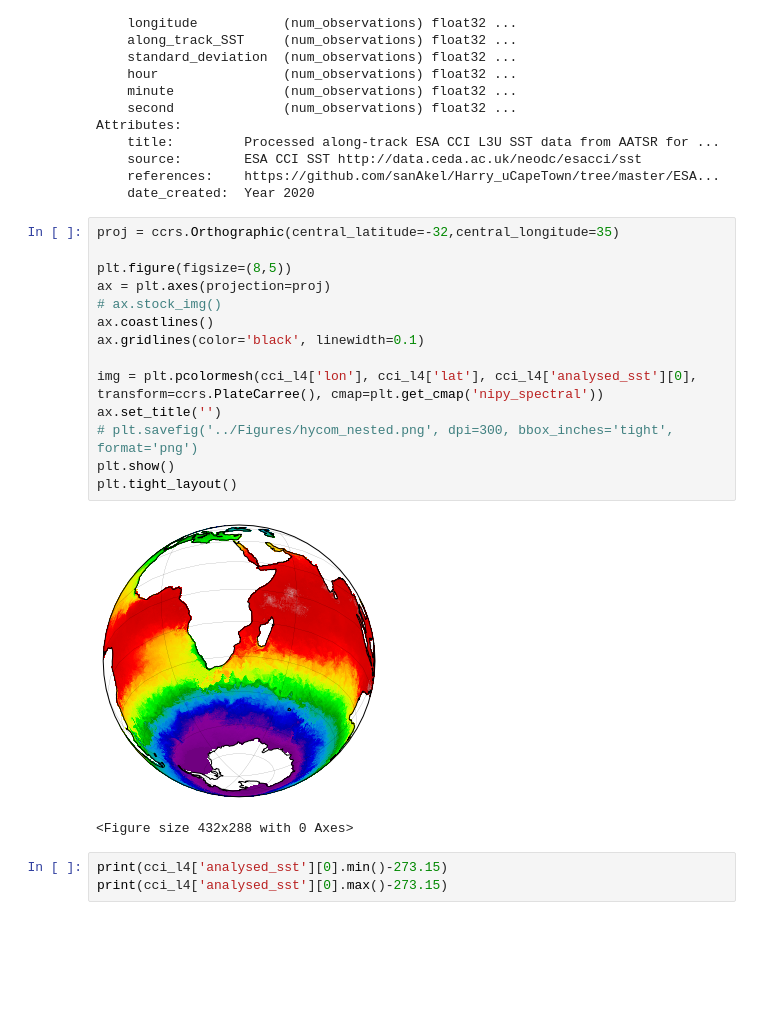
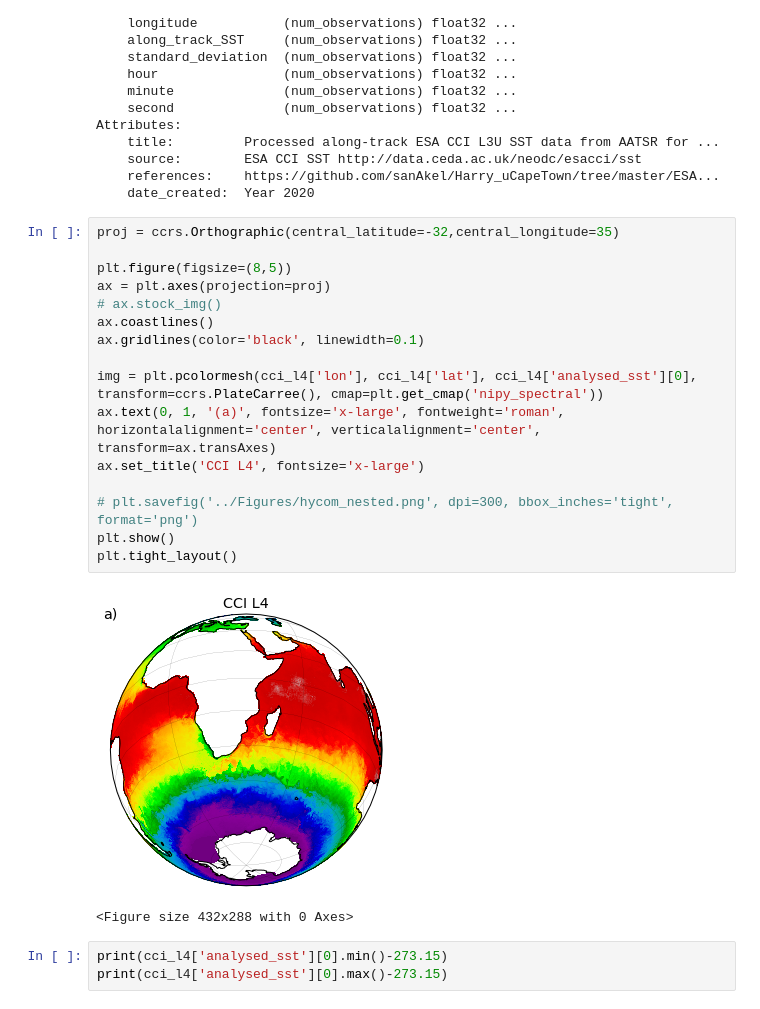
Before and after one commit to HarryLuyt/paper1_scripts, a Jupyter notebook: Scripts/Product_Example_Figure.ipynb, the cells around one changed output. Saved outputs shown, nothing was run; the diff lists cells and outputs as text; blank space fills up the shorter version.

```diff
--- a/Scripts/Product_Example_Figure.ipynb
+++ b/Scripts/Product_Example_Figure.ipynb
@@ -54,19 +59,21 @@ Attributes:
 # %%
 proj = ccrs.Orthographic(central_latitude=-32,central_longitude=35)
 
 plt.figure(figsize=(8,5))
 ax = plt.axes(projection=proj)
 # ax.stock_img()
 ax.coastlines()
 ax.gridlines(color='black', linewidth=0.1)
 
 img = plt.pcolormesh(cci_l4['lon'], cci_l4['lat'], cci_l4['analysed_sst'][0], transform=ccrs.PlateCarree(), cmap=plt.get_cmap('nipy_spectral'))
-ax.set_title('')
+ax.text(0, 1, '(a)', fontsize='x-large', fontweight='roman', horizontalalignment='center', verticalalignment='center', transform=ax.transAxes)
+ax.set_title('CCI L4', fontsize='x-large')
+
 # plt.savefig('../Figures/hycom_nested.png', dpi=300, bbox_inches='tight', format='png')
 plt.show()
 plt.tight_layout()
 # %% [output]
-[figure, old version]
+[figure, new version]
 <Figure size 432x288 with 0 Axes>
 # %%
 print(cci_l4['analysed_sst'][0].min()-273.15)
```
Also changed, not shown: parts of 9 cells of this notebook.
